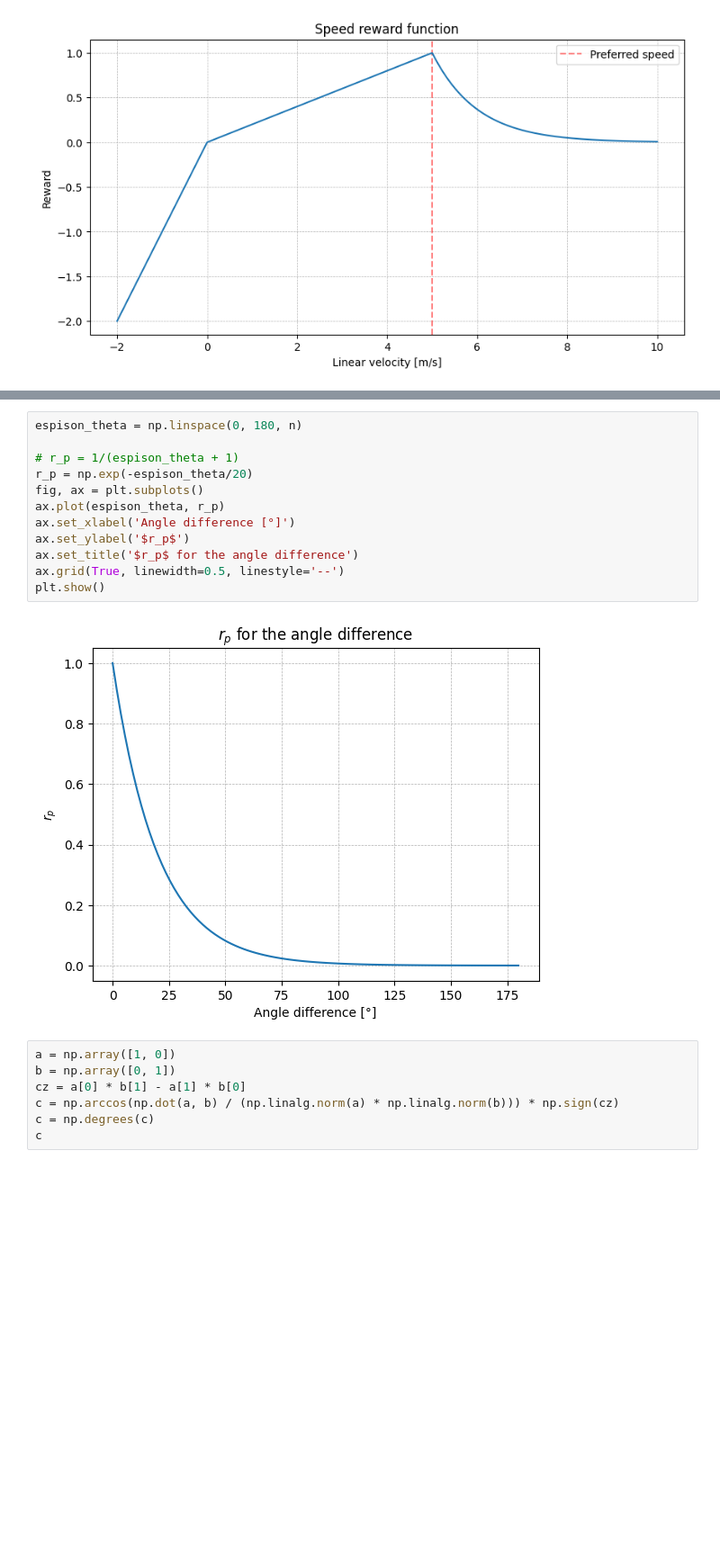
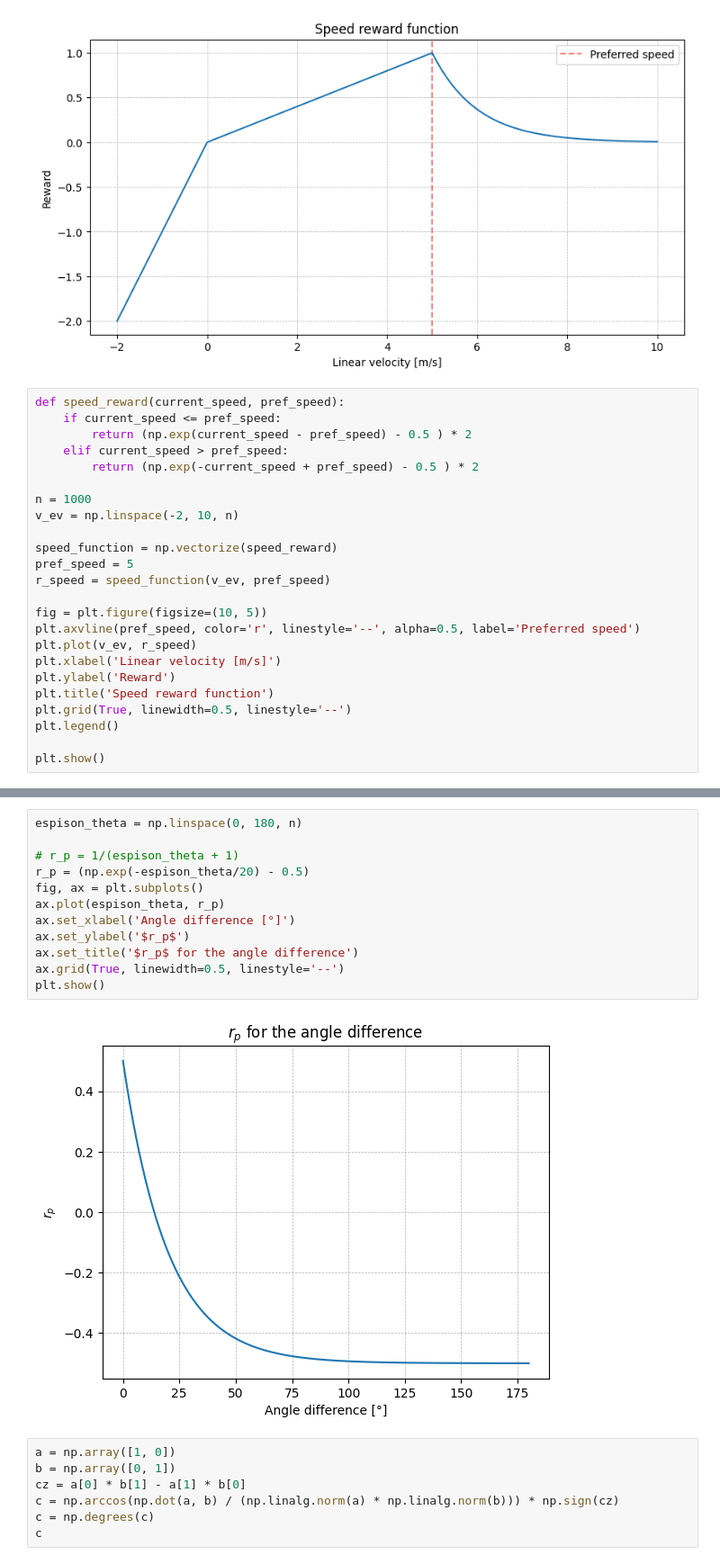
Before and after one commit to White-On/Streamlit_Presentation, a Jupyter notebook: fitness_notebook.ipynb, the cells around one changed output, grey strips where cells are left out. Shown at 90% size. Cells and saved outputs as stored; diff of their text form; blank space fills up the shorter version.

Commit message:
update some reward component

```diff
--- a/fitness_notebook.ipynb
+++ b/fitness_notebook.ipynb
@@ -500,3 +500,27 @@ plt.legend()
 plt.show()
 # %% [output]
 [figure]
+# %%
+def speed_reward(current_speed, pref_speed):
+    if current_speed <= pref_speed:
+        return (np.exp(current_speed - pref_speed) - 0.5 ) * 2
+    elif current_speed > pref_speed:
+        return (np.exp(-current_speed + pref_speed) - 0.5 ) * 2
+
+n = 1000
+v_ev = np.linspace(-2, 10, n)
+
+speed_function = np.vectorize(speed_reward)
+pref_speed = 5
+r_speed = speed_function(v_ev, pref_speed)
+
+fig = plt.figure(figsize=(10, 5))
+plt.axvline(pref_speed, color='r', linestyle='--', alpha=0.5, label='Preferred speed')
+plt.plot(v_ev, r_speed)
+plt.xlabel('Linear velocity [m/s]')
+plt.ylabel('Reward')
+plt.title('Speed reward function')
+plt.grid(True, linewidth=0.5, linestyle='--')
+plt.legend()
+
+plt.show()
@@ -503,17 +529,17 @@ plt.show()
 # %%
 espison_theta = np.linspace(0, 180, n)
 
 # r_p = 1/(espison_theta + 1)
-r_p = np.exp(-espison_theta/20)
+r_p = (np.exp(-espison_theta/20) - 0.5)
 fig, ax = plt.subplots()
 ax.plot(espison_theta, r_p)
 ax.set_xlabel('Angle difference [°]')
 ax.set_ylabel('$r_p$')
 ax.set_title('$r_p$ for the angle difference')
 ax.grid(True, linewidth=0.5, linestyle='--')
 plt.show()
 # %% [output]
-[figure, old version]
+[figure, new version]
 # %%
 a = np.array([1, 0])
 b = np.array([0, 1])
```
Also changed, not shown: parts of 16 cells of this notebook, 2 other files.
